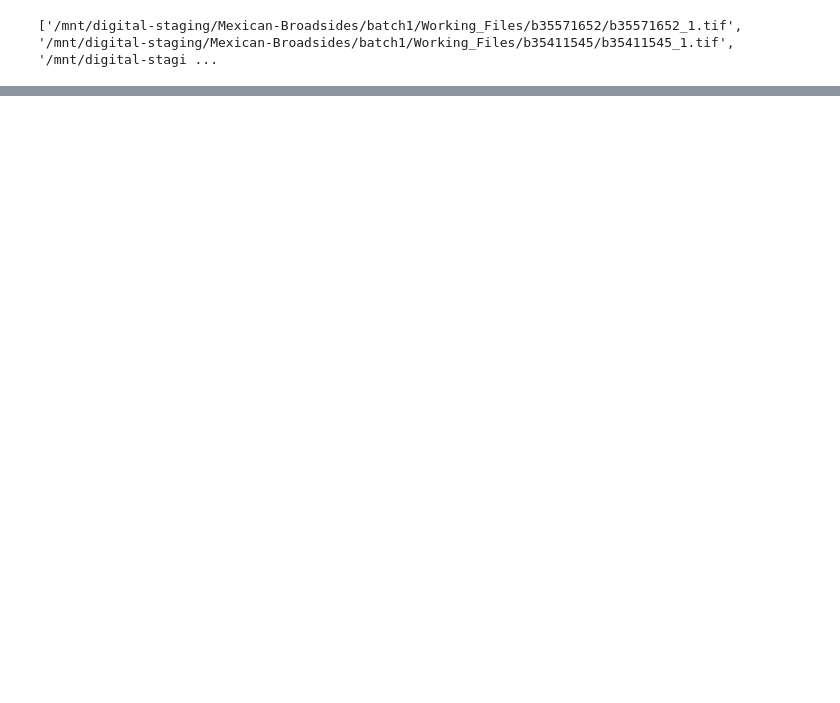
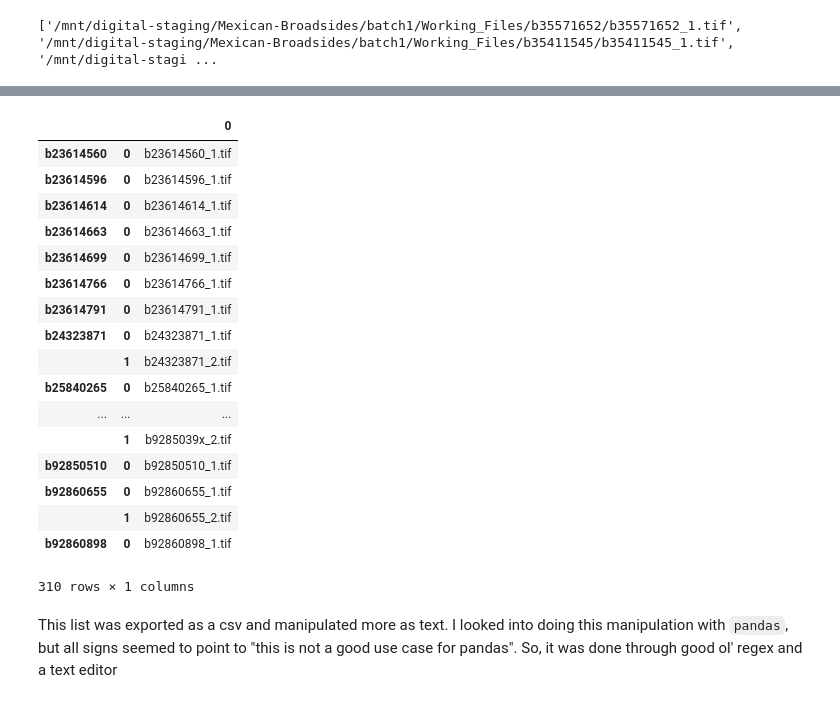
Before and after one commit to remerjohnson/broadsides-exploration, a Jupyter notebook: mexican_broadsides_data_analysis.ipynb, the cells around one changed output, grey strips where cells are left out. Drawn from its saved outputs; the diff is of its cells as text; code cells hidden in the pictures; blank space fills up the shorter version.

```diff
--- a/mexican_broadsides_data_analysis.ipynb
+++ b/mexican_broadsides_data_analysis.ipynb
@@ -133,0 +179,27 @@ print(glob_list[0:25])
+# %%
+dict_of_df = {k: pd.DataFrame(v) for k,v in listing_dict.items()}
+# %%
+df = pd.concat(dict_of_df)
+# %%
+df
+# %% [output]
+|  |  | 0 |
+| b23614560 | 0 | b23614560_1.tif |
+| b23614596 | 0 | b23614596_1.tif |
+| b23614614 | 0 | b23614614_1.tif |
+| b23614663 | 0 | b23614663_1.tif |
+| b23614699 | 0 | b23614699_1.tif |
+| b23614766 | 0 | b23614766_1.tif |
+| b23614791 | 0 | b23614791_1.tif |
+| b24323871 | 0 | b24323871_1.tif |
+|  | 1 | b24323871_2.tif |
+| b25840265 | 0 | b25840265_1.tif |
+| ... | ... | ... |
+|  | 1 | b9285039x_2.tif |
+| b92850510 | 0 | b92850510_1.tif |
+| b92860655 | 0 | b92860655_1.tif |
+|  | 1 | b92860655_2.tif |
+| b92860898 | 0 | b92860898_1.tif |
+310 rows × 1 columns
+# %% [markdown]
+This list was exported as a csv and manipulated more as text. I looked into doing this manipulation with `pandas`, but all signs seemed to point to "this is not a good use case for pandas". So, it was done through good ol' regex and a text editor
```
Also changed, not shown: parts of 14 cells of this notebook, 2 other files.
